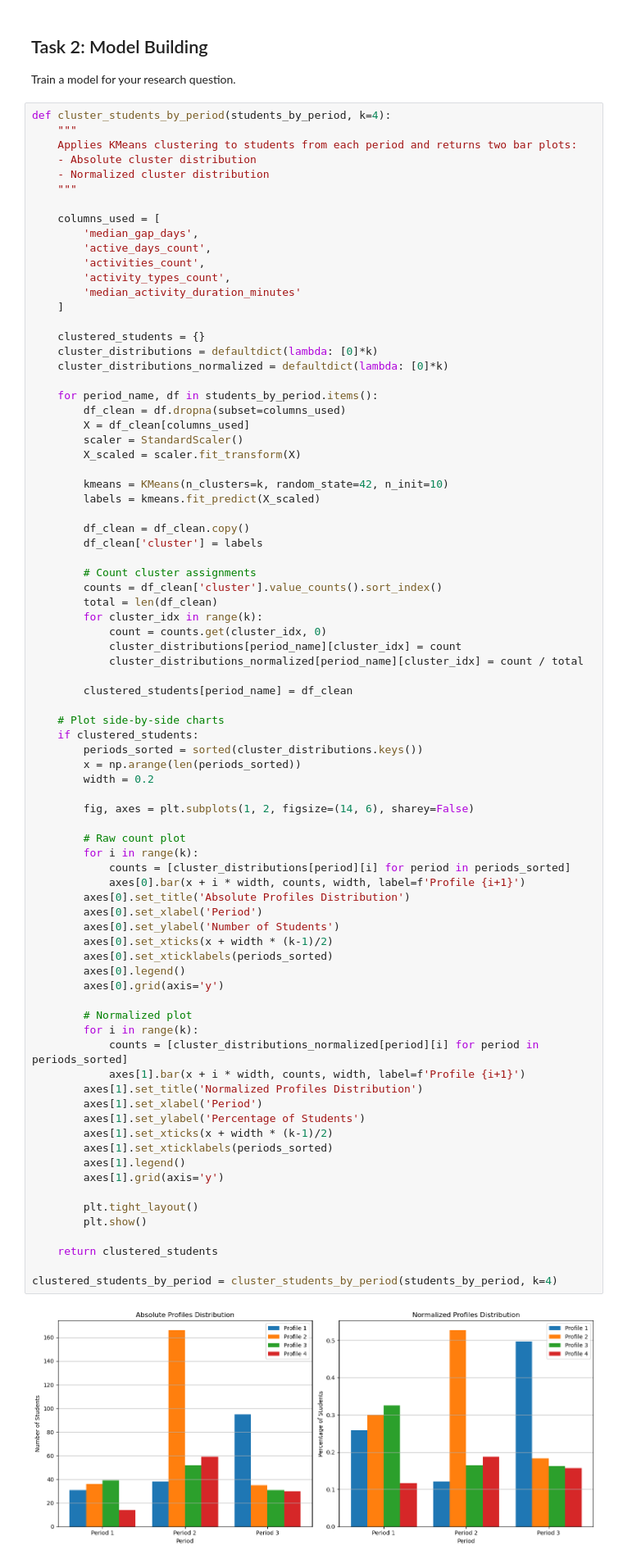
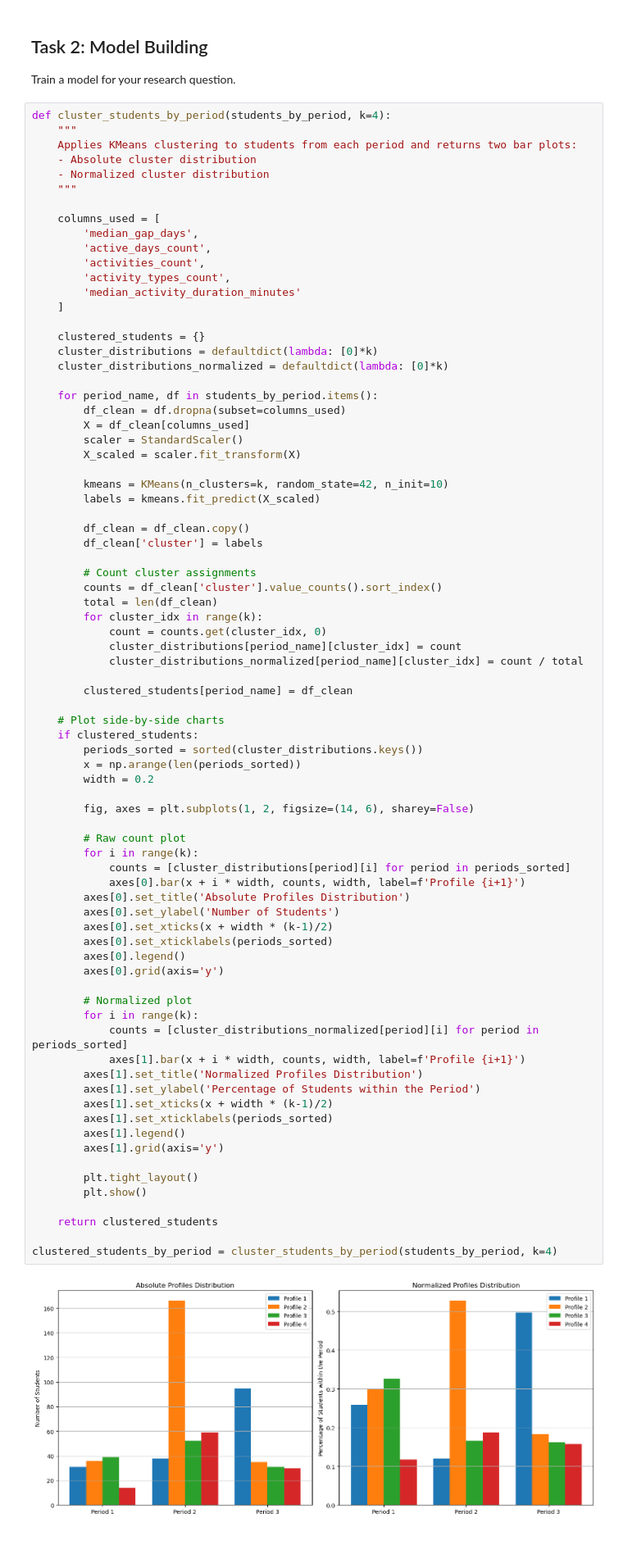
Before and after one commit to malenraychev/BigMMMBehaviour, a Jupyter notebook: m7_RQ2_MMM.ipynb, the cells around one changed output. Shown: that part at 82% size. Drawn from its saved outputs; the diff is of its cells as text; blank space fills up the shorter version.

```diff
--- a/m7_RQ2_MMM.ipynb
+++ b/m7_RQ2_MMM.ipynb
@@ -648,37 +648,35 @@ def cluster_students_by_period(students_by_period, k=4):
         fig, axes = plt.subplots(1, 2, figsize=(14, 6), sharey=False)
 
         # Raw count plot
         for i in range(k):
             counts = [cluster_distributions[period][i] for period in periods_sorted]
             axes[0].bar(x + i * width, counts, width, label=f'Profile {i+1}')
         axes[0].set_title('Absolute Profiles Distribution')
-        axes[0].set_xlabel('Period')
         axes[0].set_ylabel('Number of Students')
         axes[0].set_xticks(x + width * (k-1)/2)
         axes[0].set_xticklabels(periods_sorted)
         axes[0].legend()
         axes[0].grid(axis='y')
 
         # Normalized plot
         for i in range(k):
             counts = [cluster_distributions_normalized[period][i] for period in periods_sorted]
             axes[1].bar(x + i * width, counts, width, label=f'Profile {i+1}')
         axes[1].set_title('Normalized Profiles Distribution')
-        axes[1].set_xlabel('Period')
-        axes[1].set_ylabel('Percentage of Students')
+        axes[1].set_ylabel('Percentage of Students within the Period')
         axes[1].set_xticks(x + width * (k-1)/2)
         axes[1].set_xticklabels(periods_sorted)
         axes[1].legend()
         axes[1].grid(axis='y')
 
         plt.tight_layout()
         plt.show()
 
     return clustered_students
 
 clustered_students_by_period = cluster_students_by_period(students_by_period, k=4)
 # %% [output]
-[figure, old version]
+[figure, new version]
 # %% [markdown]
 **Observation:**
 
```
